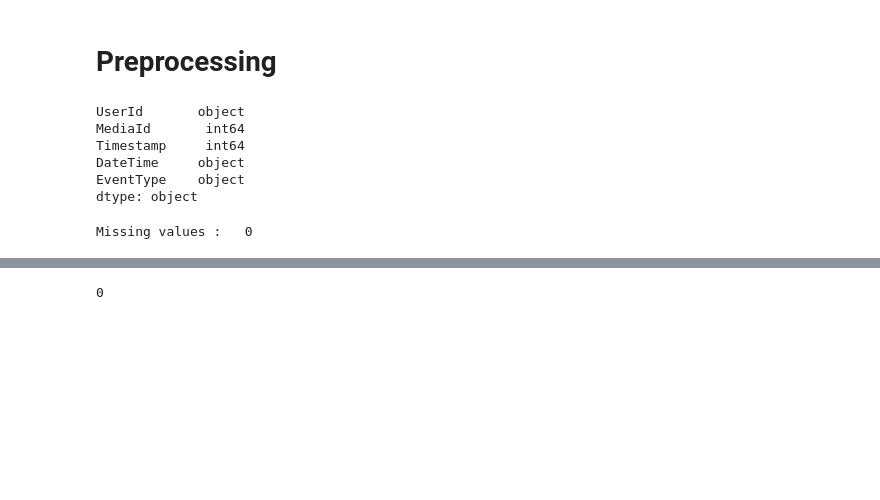
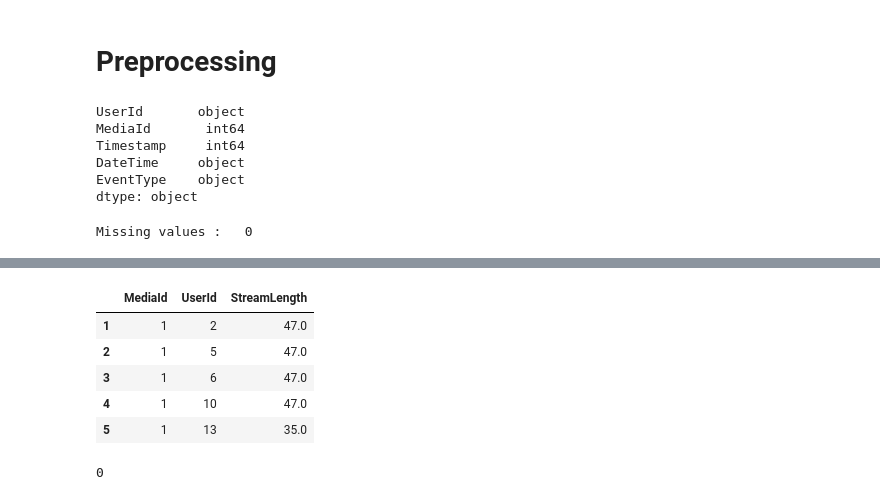
Before and after one commit to tessavdheiden/item-to-item-collaborative-filter, a Jupyter notebook: item_to_item_cf.ipynb, the cells around one changed output, grey strips where cells are left out. Cells and saved outputs as stored; diff of their text form; code cells hidden in the pictures; blank space fills up the shorter version.

```diff
--- a/item_to_item_cf.ipynb
+++ b/item_to_item_cf.ipynb
@@ -113,6 +124,14 @@ df_media_users_grouped.head()
 # %%
 # continue with the filtered group by object
-df = df_media_users_grouped
+df = df_media_users_grouped[["MediaId", "UserId", "StreamLength"]]
+df.head()
+# %% [output]
+|  | MediaId | UserId | StreamLength |
+| 1 | 1 | 2 | 47.0 |
+| 2 | 1 | 5 | 47.0 |
+| 3 | 1 | 6 | 47.0 |
+| 4 | 1 | 10 | 47.0 |
+| 5 | 1 | 13 | 35.0 |
 # %%
 # just checking if streamlength is less than 0
 len(df[df["StreamLength"] < 0])
```
Also changed, not shown: parts of 17 cells of this notebook.
